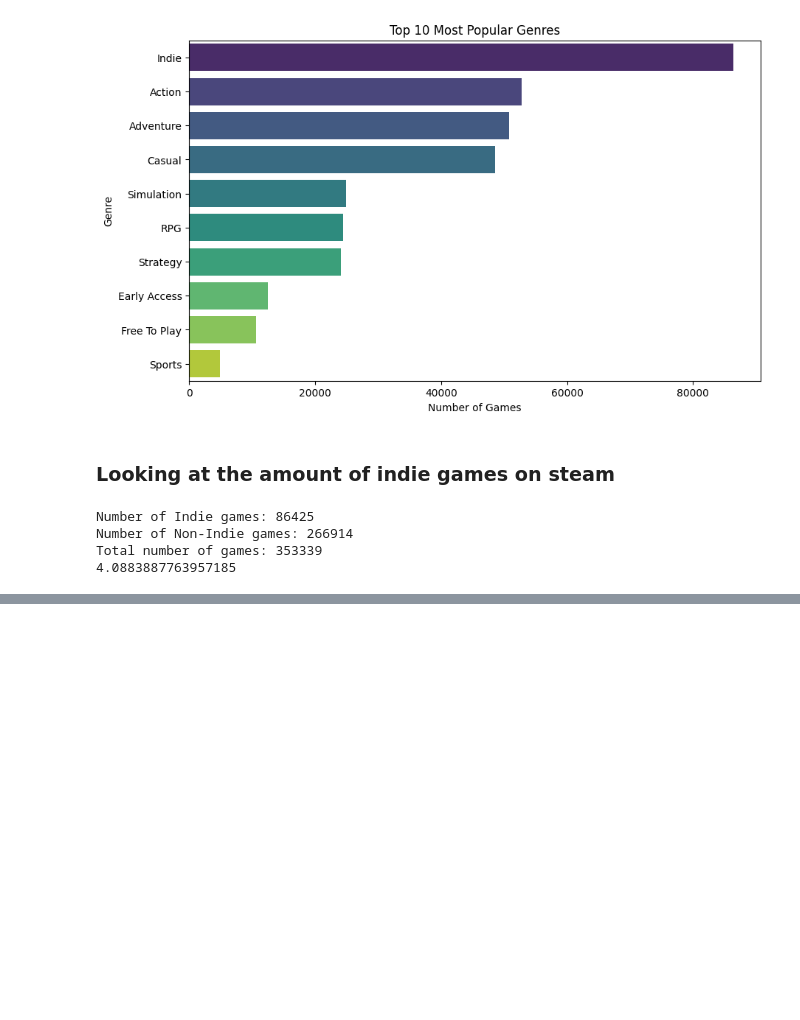
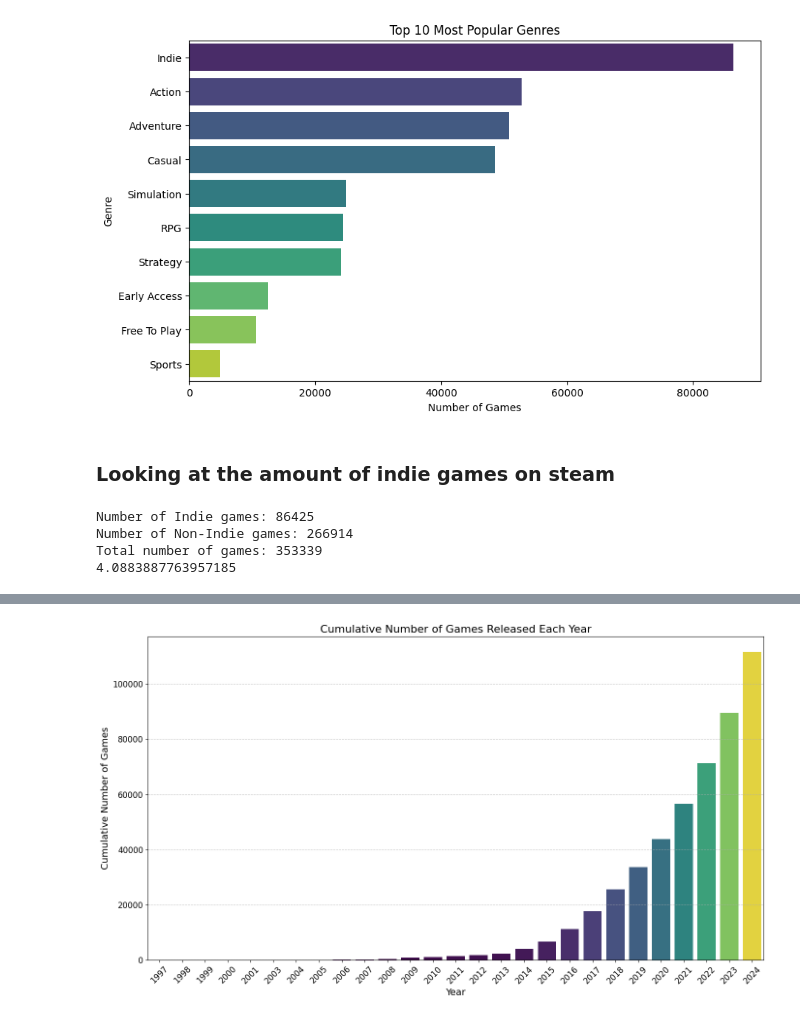
Before and after one commit to rifolio/steam-insights, a Jupyter notebook: main.ipynb, the cells around one changed output, grey strips where cells are left out. Drawn from its saved outputs; the diff is of its cells as text; code cells hidden in the pictures; blank space fills up the shorter version.

```diff
--- a/main.ipynb
+++ b/main.ipynb
@@ -160,0 +215,28 @@ plt.show()
+# %%
+# Calculate the cumulative sum of games released every year
+cumulative_games_per_year = total_games_per_year.cumsum()
+
+# Create a dataframe from the cumulative sum series
+df_cumulative_games_per_year = cumulative_games_per_year.reset_index()
+df_cumulative_games_per_year.columns = ['release_year', 'cumulative_games']
+
+# Convert release_year to integer
+df_cumulative_games_per_year['release_year'] = df_cumulative_games_per_year['release_year'].astype(int)
+
+# Plot the cumulative number of games released each year as a bar plot
+plt.figure(figsize=(14, 8))
+sns.barplot(x='release_year', y='cumulative_games', data=df_cumulative_games_per_year, palette='viridis',hue="cumulative_games", legend=False)
+
+# Customize the plot
+plt.title('Cumulative Number of Games Released Each Year', fontsize=16)
+plt.xlabel('Year', fontsize=14)
+plt.ylabel('Cumulative Number of Games', fontsize=14)
+plt.xticks(rotation=45, fontsize=12)
+plt.yticks(fontsize=12)
+plt.grid(axis='y', linestyle='--', alpha=0.7)
+plt.tight_layout()
+
+# Show the plot
+plt.show()
+# %% [output]
+[figure, added]
```
Also changed, not shown: parts of 9 cells of this notebook.
